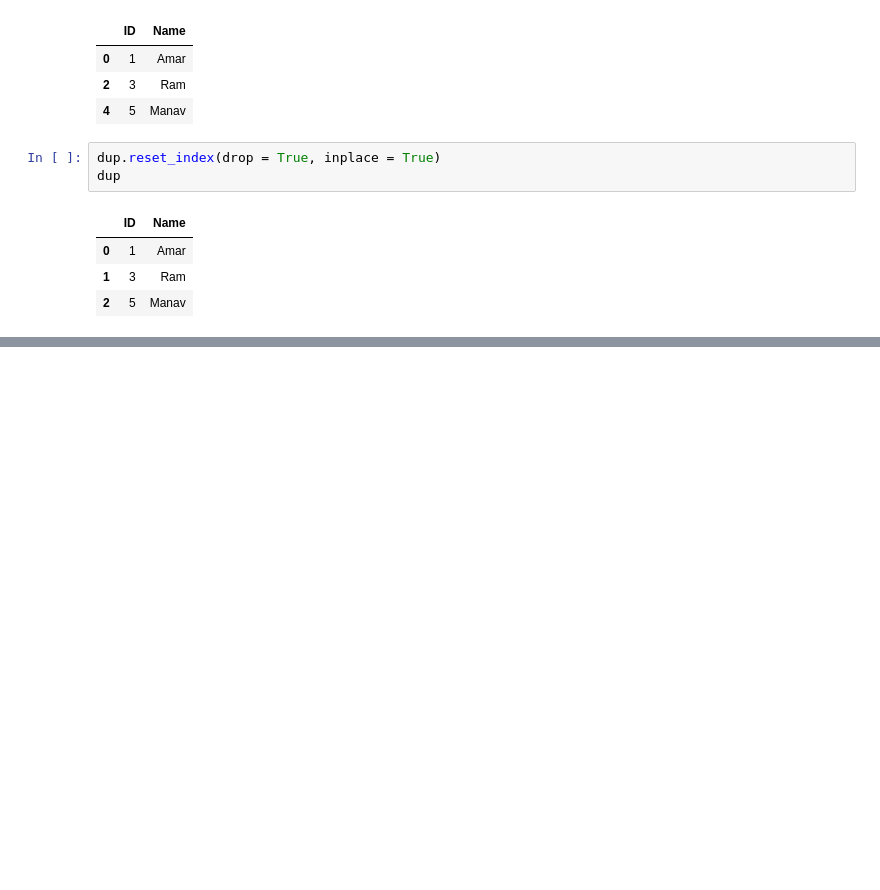
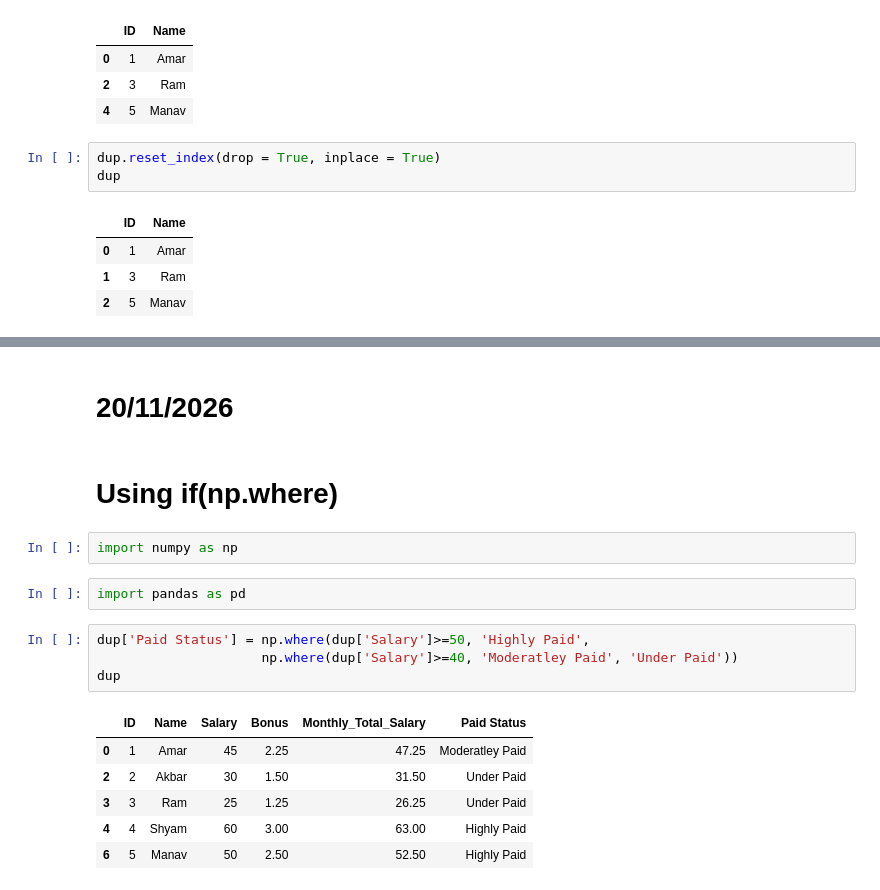
Before and after one commit to Afrynh/Python, a Jupyter notebook: Python.ipynb, the cells around one changed output, grey strips where cells are left out. Cells and saved outputs as stored; diff of their text form; blank space fills up the shorter version.

Commit message:
Using if(np.where)

```diff
--- a/Python.ipynb
+++ b/Python.ipynb
@@ -3020,0 +3046,19 @@ dup
+# %% [markdown]
+# 20/11/2026
+# %% [markdown]
+# Using if(np.where)
+# %%
+import numpy as np
+# %%
+import pandas as pd
+# %%
+dup['Paid Status'] = np.where(dup['Salary']>=50, 'Highly Paid',
+                     np.where(dup['Salary']>=40, 'Moderatley Paid', 'Under Paid'))
+dup
+# %% [output]
+|  | ID | Name | Salary | Bonus | Monthly_Total_Salary | Paid Status |
+| 0 | 1 | Amar | 45 | 2.25 | 47.25 | Moderatley Paid |
+| 2 | 2 | Akbar | 30 | 1.50 | 31.50 | Under Paid |
+| 3 | 3 | Ram | 25 | 1.25 | 26.25 | Under Paid |
+| 4 | 4 | Shyam | 60 | 3.00 | 63.00 | Highly Paid |
+| 6 | 5 | Manav | 50 | 2.50 | 52.50 | Highly Paid |
```
Also changed, not shown: parts of 9 cells of this notebook.
